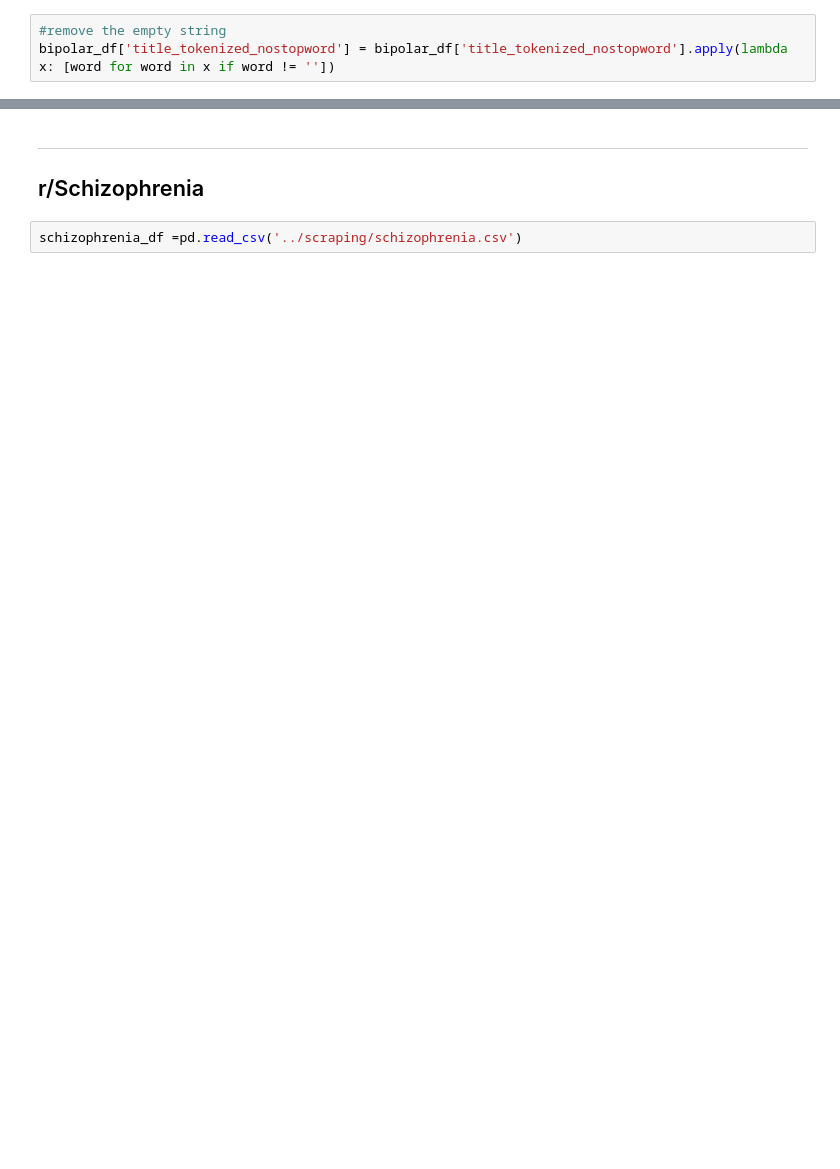
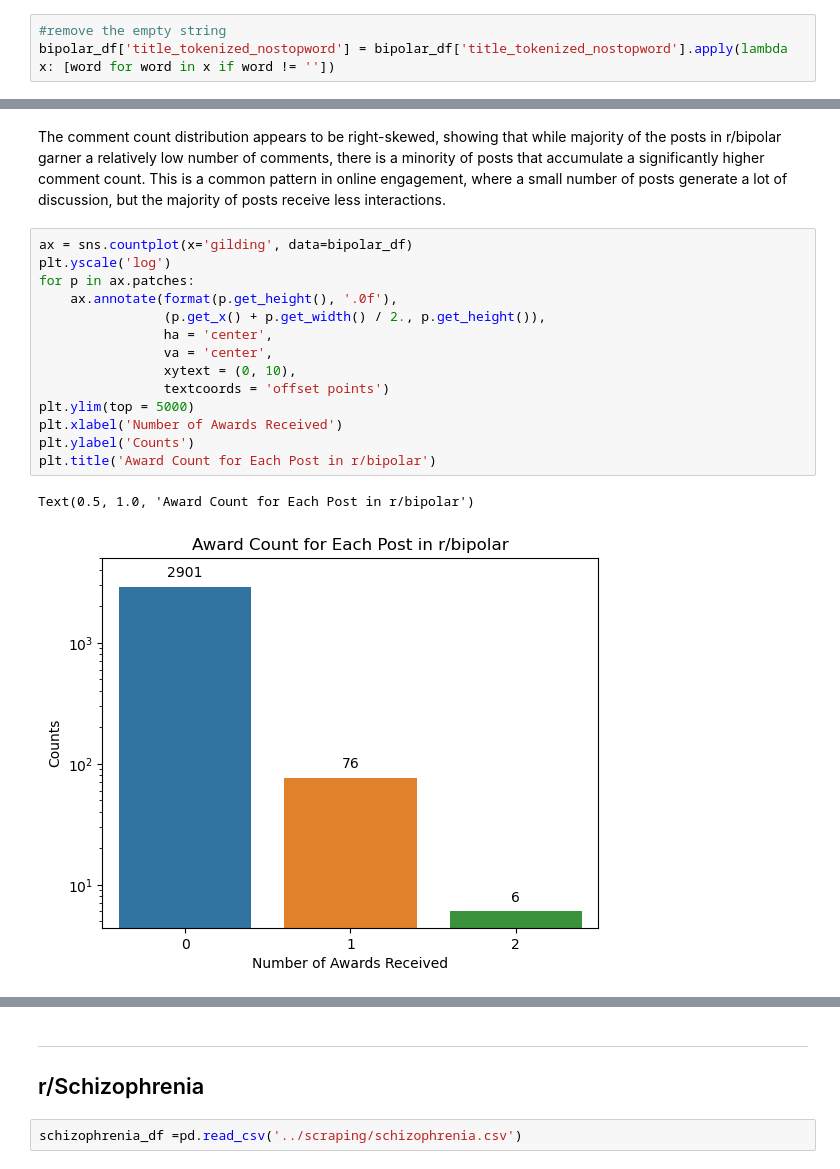
Before and after one commit to charlesyapai/GAProj3, a Jupyter notebook: eda/eda.ipynb, the cells around one changed output, grey strips where cells are left out. Drawn from its saved outputs; the diff is of its cells as text; blank space fills up the shorter version.

```diff
--- a/eda/eda.ipynb
+++ b/eda/eda.ipynb
@@ -89,0 +156,19 @@ plt.show()
+# %% [markdown]
+The comment count distribution appears to be right-skewed, showing that while majority of the posts in r/bipolar garner a relatively low number of comments, there is a minority of posts that accumulate a significantly higher comment count. This is a common pattern in online engagement, where a small number of posts generate a lot of discussion, but the majority of posts receive less interactions.
+# %%
+ax = sns.countplot(x='gilding', data=bipolar_df)
+plt.yscale('log')
+for p in ax.patches:
+    ax.annotate(format(p.get_height(), '.0f'),
+                (p.get_x() + p.get_width() / 2., p.get_height()),
+                ha = 'center',
+                va = 'center',
+                xytext = (0, 10),
+                textcoords = 'offset points')
+plt.ylim(top = 5000)
+plt.xlabel('Number of Awards Received')
+plt.ylabel('Counts')
+plt.title('Award Count for Each Post in r/bipolar')
+# %% [output]
+Text(0.5, 1.0, 'Award Count for Each Post in r/bipolar')
+[figure, added]
```
Also changed, not shown: parts of 48 cells of this notebook, 2 other files.
